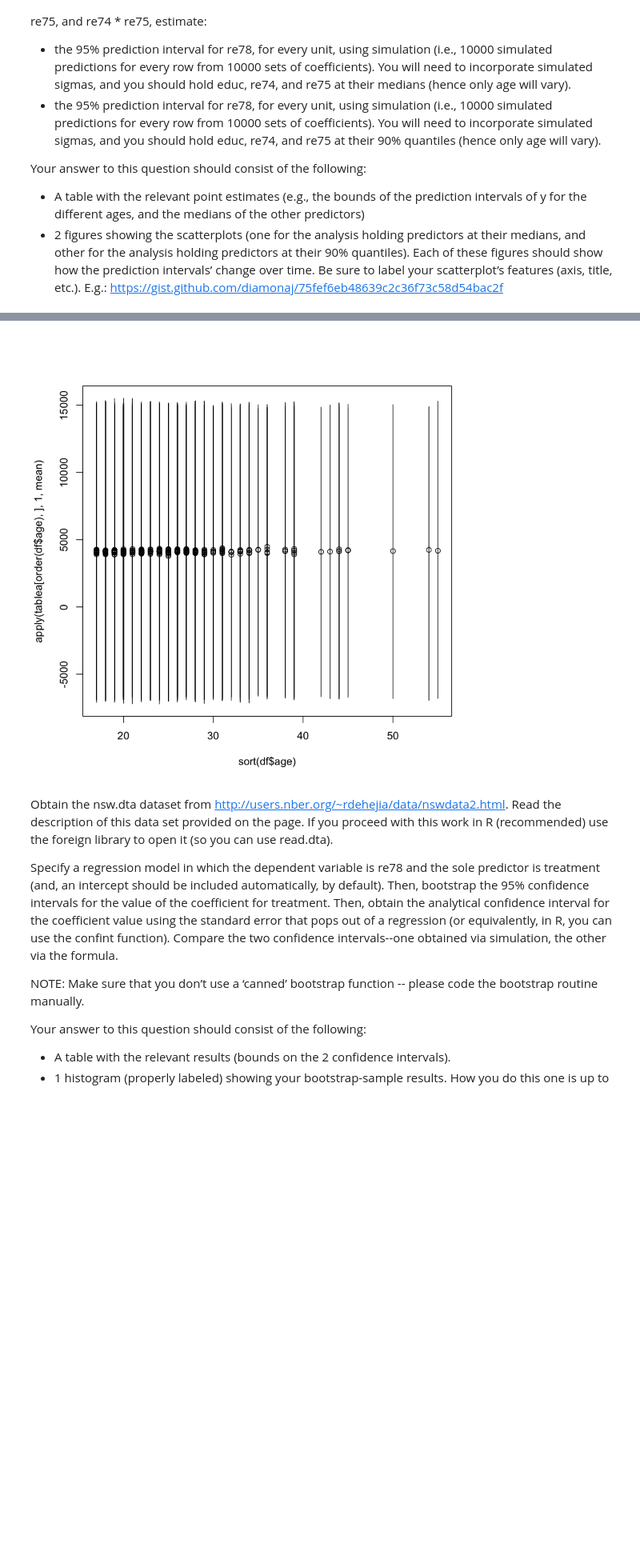
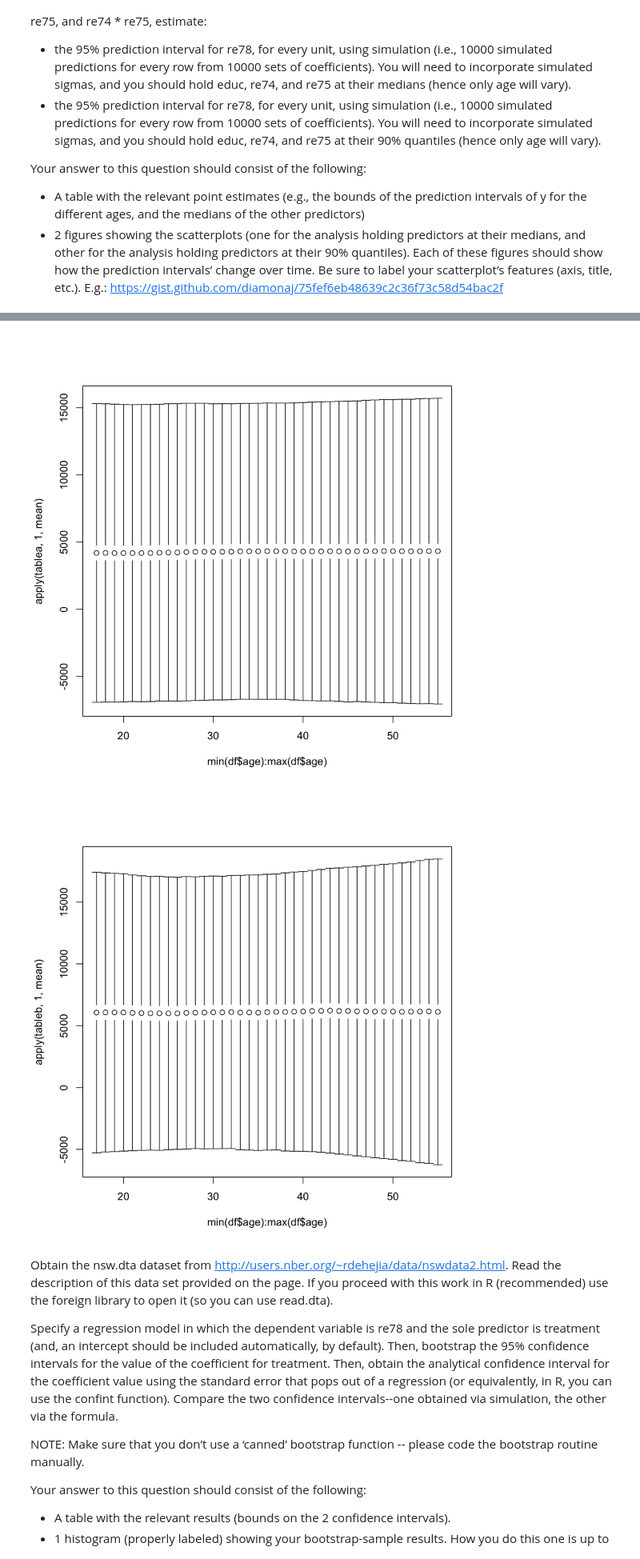
Before and after one commit to thetruejacob/CS112, a Jupyter notebook: Assignment/Assignment 2.ipynb, the cells around one changed output, grey strips where cells are left out. Shown at 80% size. Drawn from its saved outputs; the diff is of its cells as text; code cells hidden in the pictures; blank space fills up the shorter version.

```diff
--- a/Assignment/Assignment 2.ipynb
+++ b/Assignment/Assignment 2.ipynb
@@ -107,8 +121,10 @@ cbind(tablea, tableb)
-# %%
-plot(sort(df$age), apply(tablea[order(df$age),],1, mean), ylim = range(c(tablea[,1], tablea[,2])))
-segments(x0 = sort(df$age), y0 = tablea[,1], x1 = sort(df$age), y1 = tablea[,2])
-# %% [output]
-[figure, removed]
+# %%
+library(gplots)
+plotCI(min(df$age):max(df$age), apply(tablea, 1, mean), ui = tablea[,2], li = tablea[,1])
+plotCI(min(df$age):max(df$age), apply(tableb, 1, mean), ui = tableb[,2], li = tableb[,1])
+# %% [output]
+[figure, added]
+[figure, added]
 # %% [markdown]
 Obtain the nsw.dta dataset from http://users.nber.org/~rdehejia/data/nswdata2.html. Read the description of this data set provided on the page. If you proceed with this work in R (recommended) use the foreign library to open it (so you can use read.dta).
 
```
Also changed, not shown: parts of 5 cells of this notebook, 4 other files.
